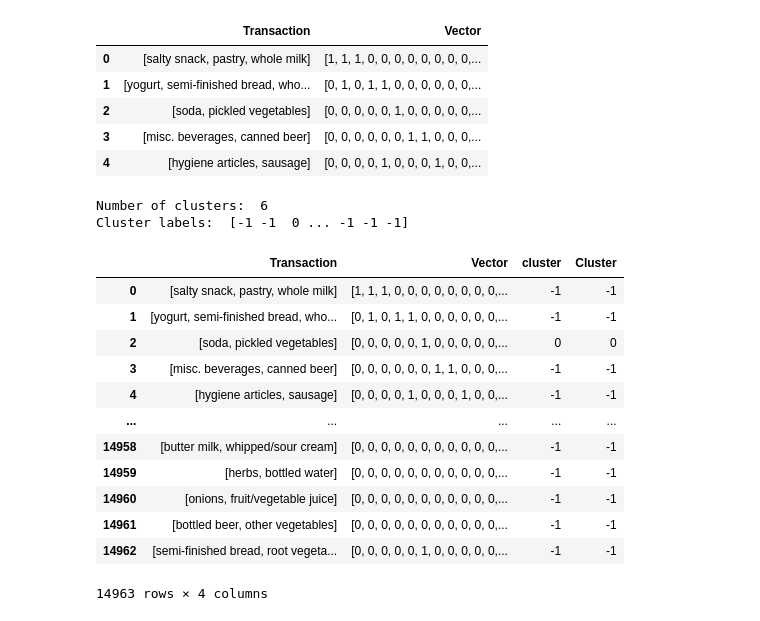
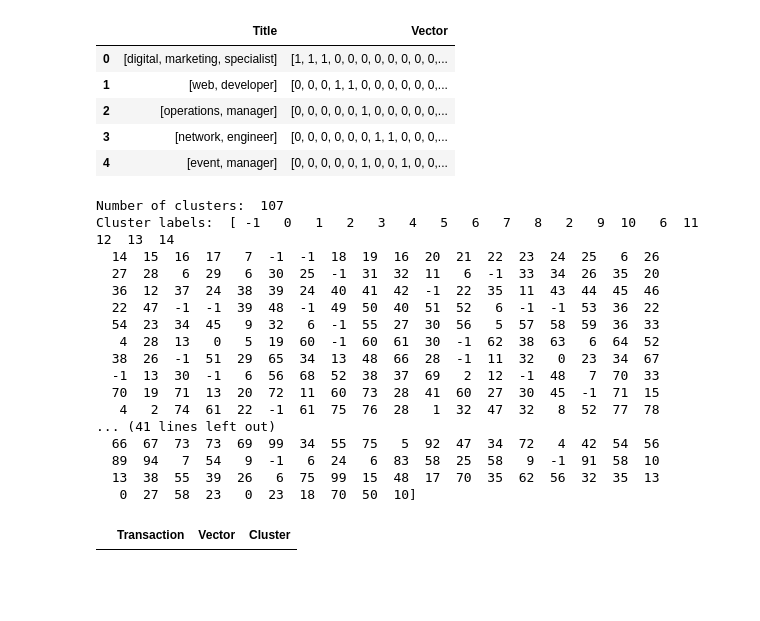
Before and after one commit to titim789/Data_Analytics_Project, a Jupyter notebook: Assignment 2/Clustering/DBScan.ipynb, the cells around one changed output. Cells and saved outputs as stored; diff of their text form; code cells hidden in the pictures; blank space fills up the shorter version.

Commit message:
added new book review dataset

```diff
--- a/Assignment 2/Clustering/DBScan.ipynb
+++ b/Assignment 2/Clustering/DBScan.ipynb
@@ -3,15 +3,19 @@ from sklearn.cluster import DBSCAN
 from ast import literal_eval
 import numpy as np
 import pandas as pd
-# %%
-# Generate sample data
-# data = np.random.rand(100, 2)
-data = pd.read_csv("../Clustering Adapter/Adapter Output/result_w_vector.csv", index_col=[0], converters={"Transaction": literal_eval, "Vector":literal_eval})
-data.head()
-# %% [output]
-|  | Transaction | Vector |
-| 0 | [salty snack, pastry, whole milk] | [1, 1, 1, 0, 0, 0, 0, 0, 0, 0, 0,... |
-| 1 | [yogurt, semi-finished bread, who... | [0, 1, 0, 1, 1, 0, 0, 0, 0, 0, 0,... |
-| 2 | [soda, pickled vegetables] | [0, 0, 0, 0, 0, 1, 0, 0, 0, 0, 0,... |
-| 3 | [misc. beverages, canned beer] | [0, 0, 0, 0, 0, 0, 1, 1, 0, 0, 0,... |
-| 4 | [hygiene articles, sausage] | [0, 0, 0, 0, 1, 0, 0, 0, 1, 0, 0,... |
+# %%
+# Generate sample data
+# data = np.random.rand(100, 2)
+# data = pd.read_csv("./Dataset/transaction_0.01_freq_vector.csv", index_col=[0], converters={"Transaction": literal_eval, "Vector":literal_eval})
+# data = pd.read_csv("./Dataset/basket_freq_vector.csv", index_col=[0], converters={"Transaction": literal_eval, "Vector":literal_eval})
+# data = pd.read_csv("./Dataset/basket_infreq_vector.csv", index_col=[0], converters={"Transaction": literal_eval, "Vector":literal_eval})
+data = pd.read_csv("./Dataset/job_freq_vector.csv", index_col=[0], converters={"Title": literal_eval, "Vector":literal_eval})
+# data = pd.read_csv("./Dataset/job_infreq_vector.csv", index_col=[0], converters={"Transaction": literal_eval, "Vector":literal_eval})
+data.head()
+# %% [output]
+|  | Title | Vector |
+| 0 | [digital, marketing, specialist] | [1, 1, 1, 0, 0, 0, 0, 0, 0, 0, 0,... |
+| 1 | [web, developer] | [0, 0, 0, 1, 1, 0, 0, 0, 0, 0, 0,... |
+| 2 | [operations, manager] | [0, 0, 0, 0, 0, 1, 0, 0, 0, 0, 0,... |
+| 3 | [network, engineer] | [0, 0, 0, 0, 0, 0, 1, 1, 0, 0, 0,... |
+| 4 | [event, manager] | [0, 0, 0, 0, 0, 1, 0, 0, 1, 0, 0,... |
@@ -18,9 +24,9 @@ data.head()
 # %%
 # Create DBSCAN instance
-dbscan = DBSCAN(eps=0.1, min_samples=100)
+dbscan = DBSCAN(eps=0.001, min_samples=2, metric='cosine')
 
 # Fit model to data and get labels
-vectors = list(data['Vector'])
+vectors = list(data1['Vector'])
 dbscan.fit(vectors)
 labels = dbscan.labels_
 
@@ -33,23 +39,26 @@ n_clusters = len(set(labels)) - (1 if -1 in labels else 0)
 # Print clusters
 print('Number of clusters: ', n_clusters)
 print('Cluster labels: ', labels)
+data1["Cluster"] = labels
 # %% [output]
-Number of clusters:  6
-Cluster labels:  [-1 -1  0 ... -1 -1 -1]
+Number of clusters:  107
+Cluster labels:  [ -1   0   1   2   3   4   5   6   7   8   2   9  10   6  11  12  13  14
+  14  15  16  17   7  -1  -1  18  19  16  20  21  22  23  24  25   6  26
+  27  28   6  29   6  30  25  -1  31  32  11   6  -1  33  34  26  35  20
+  36  12  37  24  38  39  24  40  41  42  -1  22  35  11  43  44  45  46
+  22  47  -1  -1  39  48  -1  49  50  40  51  52   6  -1  -1  53  36  22
+  54  23  34  45   9  32   6  -1  55  27  30  56   5  57  58  59  36  33
+   4  28  13   0   5  19  60  -1  60  61  30  -1  62  38  63   6  64  52
+  38  26  -1  51  29  65  34  13  48  66  28  -1  11  32   0  23  34  67
+  -1  13  30  -1   6  56  68  52  38  37  69   2  12  -1  48   7  70  33
+  70  19  71  13  20  72  11  60  73  28  41  60  27  30  45  -1  71  15
+   4   2  74  61  22  -1  61  75  76  28   1  32  47  32   8  52  77  78
+... (41 lines left out)
+  66  67  73  73  69  99  34  55  75   5  92  47  34  72   4  42  54  56
+  89  94   7  54   9  -1   6  24   6  83  58  25  58   9  -1  91  58  10
+  13  38  55  39  26   6  75  99  15  48  17  70  35  62  56  32  35  13
+   0  27  58  23   0  23  18  70  50  10]
 # %%
-data['Cluster'] = labels
-data
+data[data["Cluster"]==-1]
 # %% [output]
-|  | Transaction | Vector | cluster | Cluster |
-| 0 | [salty snack, pastry, whole milk] | [1, 1, 1, 0, 0, 0, 0, 0, 0, 0, 0,... | -1 | -1 |
-| 1 | [yogurt, semi-finished bread, who... | [0, 1, 0, 1, 1, 0, 0, 0, 0, 0, 0,... | -1 | -1 |
-| 2 | [soda, pickled vegetables] | [0, 0, 0, 0, 0, 1, 0, 0, 0, 0, 0,... | 0 | 0 |
-| 3 | [misc. beverages, canned beer] | [0, 0, 0, 0, 0, 0, 1, 1, 0, 0, 0,... | -1 | -1 |
-| 4 | [hygiene articles, sausage] | [0, 0, 0, 0, 1, 0, 0, 0, 1, 0, 0,... | -1 | -1 |
-| ... | ... | ... | ... | ... |
-| 14958 | [butter milk, whipped/sour cream] | [0, 0, 0, 0, 0, 0, 0, 0, 0, 0, 0,... | -1 | -1 |
-| 14959 | [herbs, bottled water] | [0, 0, 0, 0, 0, 0, 0, 0, 0, 0, 0,... | -1 | -1 |
-| 14960 | [onions, fruit/vegetable juice] | [0, 0, 0, 0, 0, 0, 0, 0, 0, 0, 0,... | -1 | -1 |
-| 14961 | [bottled beer, other vegetables] | [0, 0, 0, 0, 0, 0, 0, 0, 0, 0, 0,... | -1 | -1 |
-| 14962 | [semi-finished bread, root vegeta... | [0, 0, 0, 0, 0, 1, 0, 0, 0, 0, 0,... | -1 | -1 |
+|  | Transaction | Vector | Cluster |
-14963 rows × 4 columns
```
Also changed, not shown: parts of 5 cells of this notebook, 4 other files.
